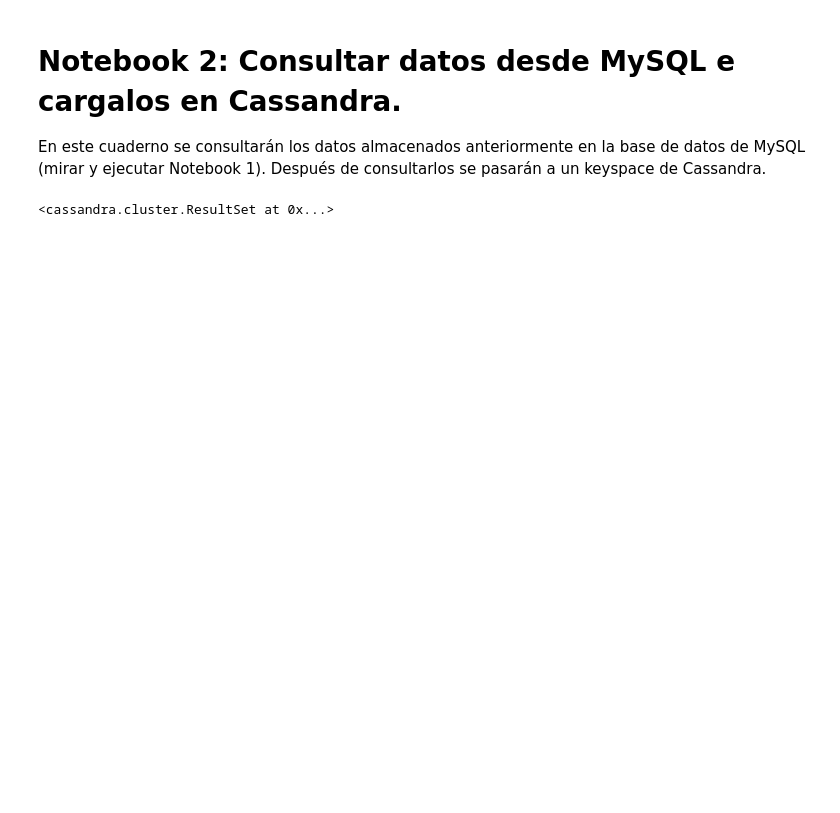
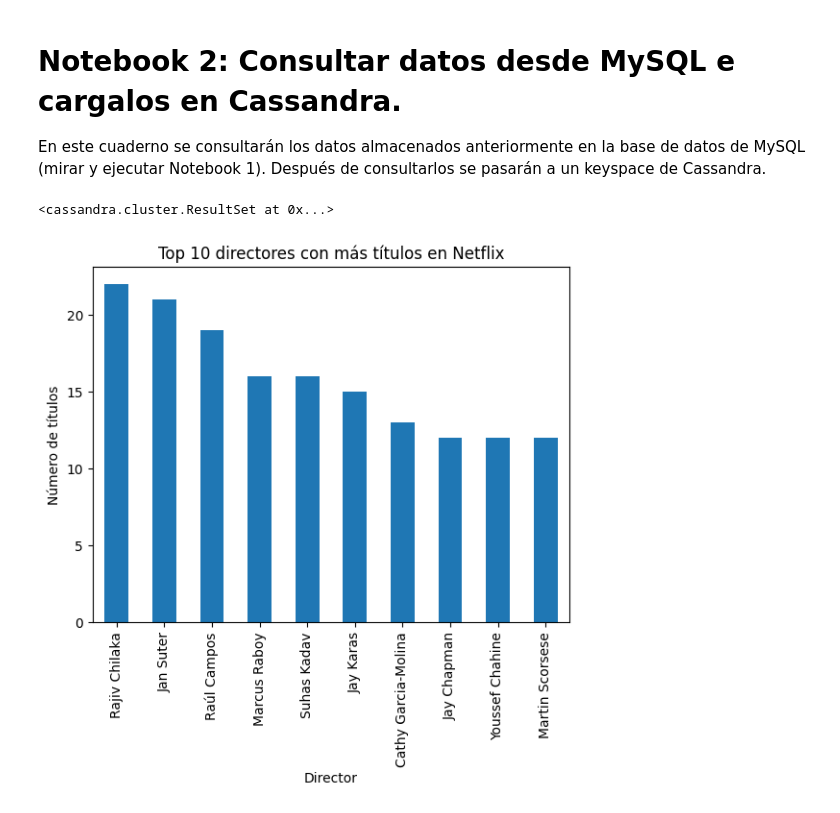
Before and after one commit to EnriqueJimenezMartinez/Pipeline-de-Datos-Multibase, a Jupyter notebook: notebooks/notebook2.ipynb, the cells around one changed output. Cells and saved outputs as stored; diff of their text form; code cells hidden in the pictures; blank space fills up the shorter version.

Commit message:
feat: gráfico de los directores con más títulos añadido.

```diff
--- a/notebooks/notebook2.ipynb
+++ b/notebooks/notebook2.ipynb
@@ -73,6 +73,26 @@ for _, row in df.iterrows():
         row['cast'], row['country'], row['date_added'], row['release_year'],
         row['rating'], row['duration'], row['listed_in'], row['description']
     ))
+# %%
+import matplotlib.pyplot as plt
+
+# SE GUARDAN LOS DATOS DE LA TABLA EN UN DATAFRAME DE PANDAS PARA CONSULTARLOS MEJOR.
+query = "SELECT * FROM netflix_table"
+rows = session.execute(query)
+netflix_cassandra = pd.DataFrame(rows)
+
+# SE FILTRAN LOS DIRECTORES Y LUEGO SE GUARDAN LOS 10 QUE MÁS TÍTULOS TIENEN.
+directores = netflix_cassandra['director'].dropna().str.split(',').explode().str.strip()
+top_directores = directores.value_counts().head(10)
+
+# GRÁFICA PARA MOSTRAR LOS DIRECTORES GUARDADOS EN UN GRÁFICO DE BARRAS.
+top_directores.plot(kind='bar')
+plt.title("Top 10 directores con más títulos en Netflix")
+plt.xlabel("Director")
+plt.ylabel("Número de títulos")
+plt.show()
+# %% [output]
+[figure, added]
 # %%
 # ¡¡IMPORTANTE CERRAR EL CLUSTER DESPUÉS DE TRABAJAR CON ÉL!!
 cluster.shutdown()
```
